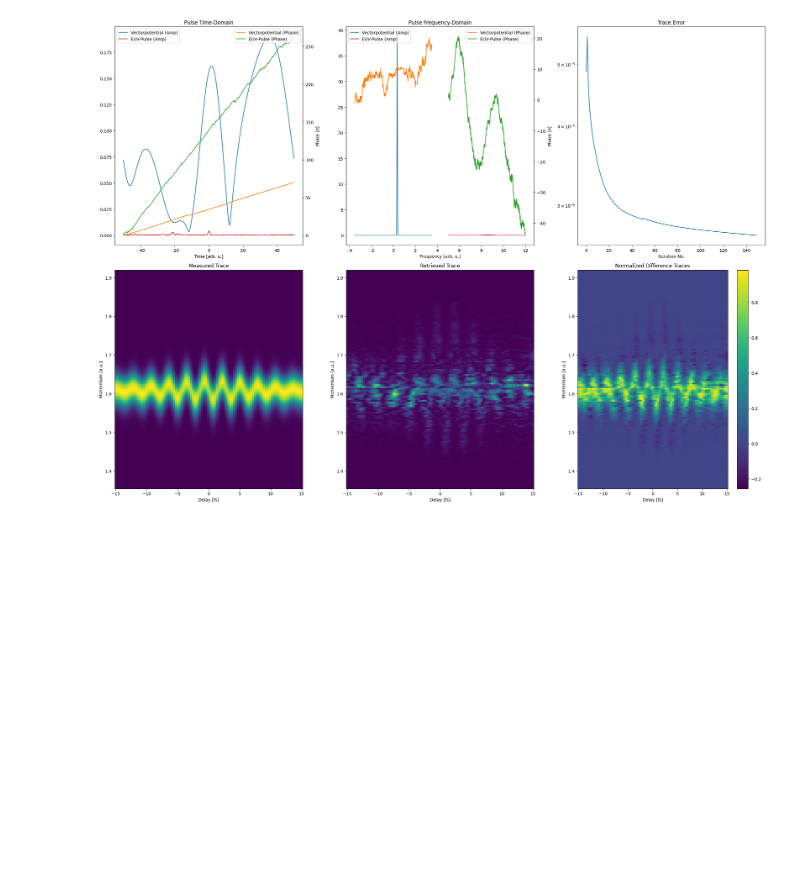
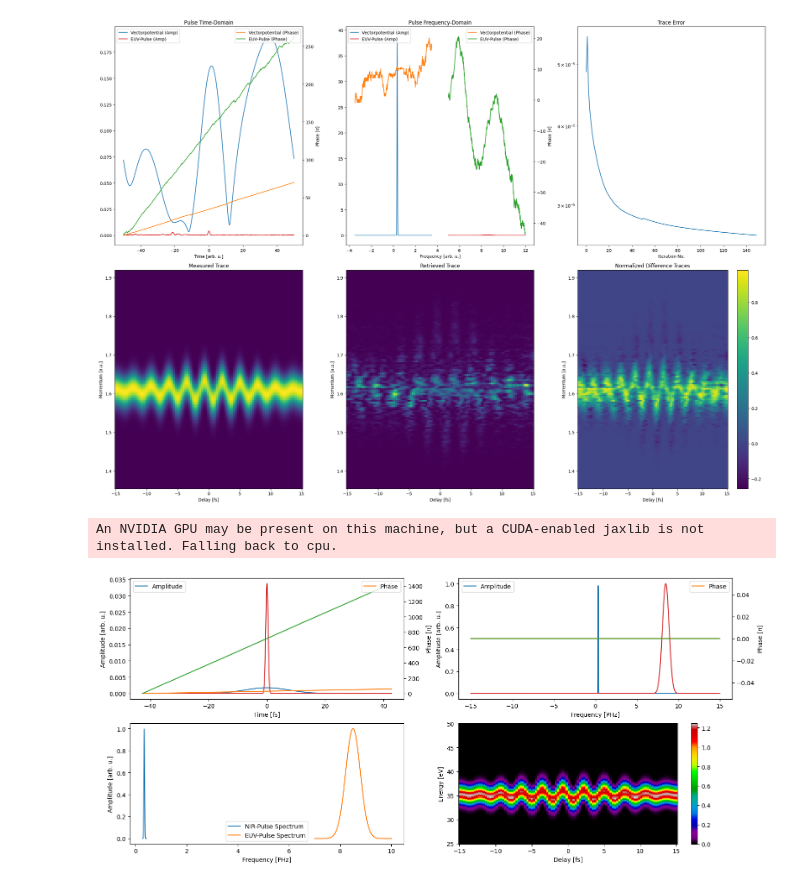
Before and after one commit to matillda123/Pulse-Retrieval-with-JAX, a Jupyter notebook: _usage_example.ipynb, the cells around one changed output. Saved outputs shown, nothing was run; the diff lists cells and outputs as text; code cells hidden in the pictures; blank space fills up the shorter version.

Commit message:
dtme retrieval works with ad

```diff
--- a/_usage_example.ipynb
+++ b/_usage_example.ipynb
@@ -103,3 +103,47 @@ gp.plot_results(final_result)
 # %% [output]
 Doubleblind Retrieval has uniqueness issues. You should provide spectra for pulse and gate-pulse.
 [figure]
+# %%
+from pulsedjax.simulate_trace import MakeTrace, GaussianAmplitude, PolynomialPhase
+import jax.numpy as jnp
+
+mp = MakeTrace(N=128*20, f_max=15, df=None)
+
+def make_nir_pulse():
+    amp0 = GaussianAmplitude((1,), (0.35,), (0.05,), (1,))
+    phase0 = PolynomialPhase(None, (0,0,0,0))
+    time, frequency, pulse_t_nir, pulse_f_nir = mp.generate_pulse((amp0,phase0))
+    return time, frequency, pulse_t_nir, pulse_f_nir
+
+
+def make_euv_pulse():
+    amp1 = GaussianAmplitude((1,0), (8.5,6.5), (0.95,0.5), (1,1))
+    phase1 = PolynomialPhase(None, (0,0,0,0))
+    time, frequency, pulse_t_euv, pulse_f_euv = mp.generate_pulse((amp1, phase1))
+    return pulse_t_euv, pulse_f_euv
+
+
+time_fs, frequency_PHz, pulse_t_nir, pulse_f_nir = make_nir_pulse()
+pulse_t_euv, pulse_f_euv = make_euv_pulse()
+
+delay = jnp.linspace(-15,15,100)
+
+
+frequency_au = frequency_PHz*2.418884*1e-2
+energy_au = frequency_au*2*jnp.pi
+momentum_au = jnp.sqrt(2*jnp.abs(energy_au))*jnp.sign(energy_au)
+momentum_au = jnp.linspace(jnp.min(momentum_au), jnp.max(momentum_au), jnp.size(momentum_au))
+
+K = 0.1
+dtme_phase_factor = jnp.exp(1j*2*jnp.pi*momentum_au/K)
+dtme_amp = jnp.exp(-2*jnp.arctan(momentum_au)/momentum_au)/(1-jnp.exp(-2*jnp.pi/momentum_au))*1/(1+momentum_au**2)**2
+dtme = dtme_amp*dtme_phase_factor
+
+
+delay_fs, energy_eV, trace, spectra = mp.generate_streaking(time_fs, frequency_PHz, (pulse_t_nir, pulse_f_nir),
+                                                            (pulse_t_euv, pulse_f_euv), delay, Ip_eV=jnp.array([0]),
+                                                            energy_range=(25,50), N=128, #DTME=(momentum_au, dtme)
+                                                            )
+# %% [output]
+An NVIDIA GPU may be present on this machine, but a CUDA-enabled jaxlib is not installed. Falling back to cpu.
+[figure, added]
```
Also changed, not shown: parts of 1 cell of this notebook, 4 other files.
